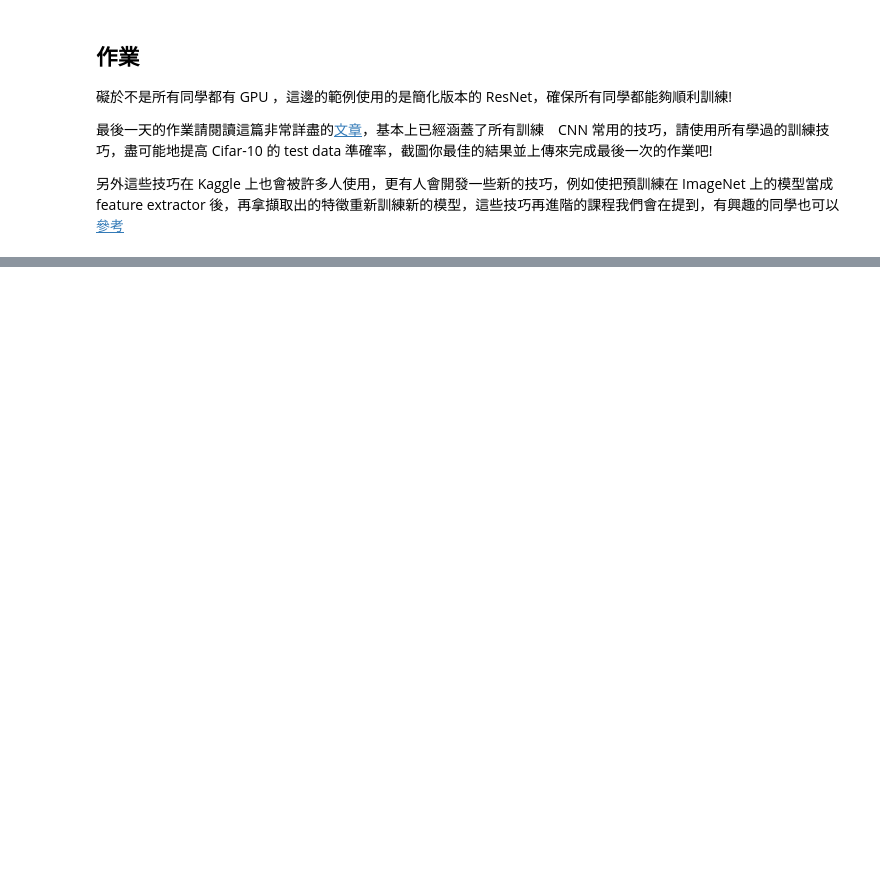
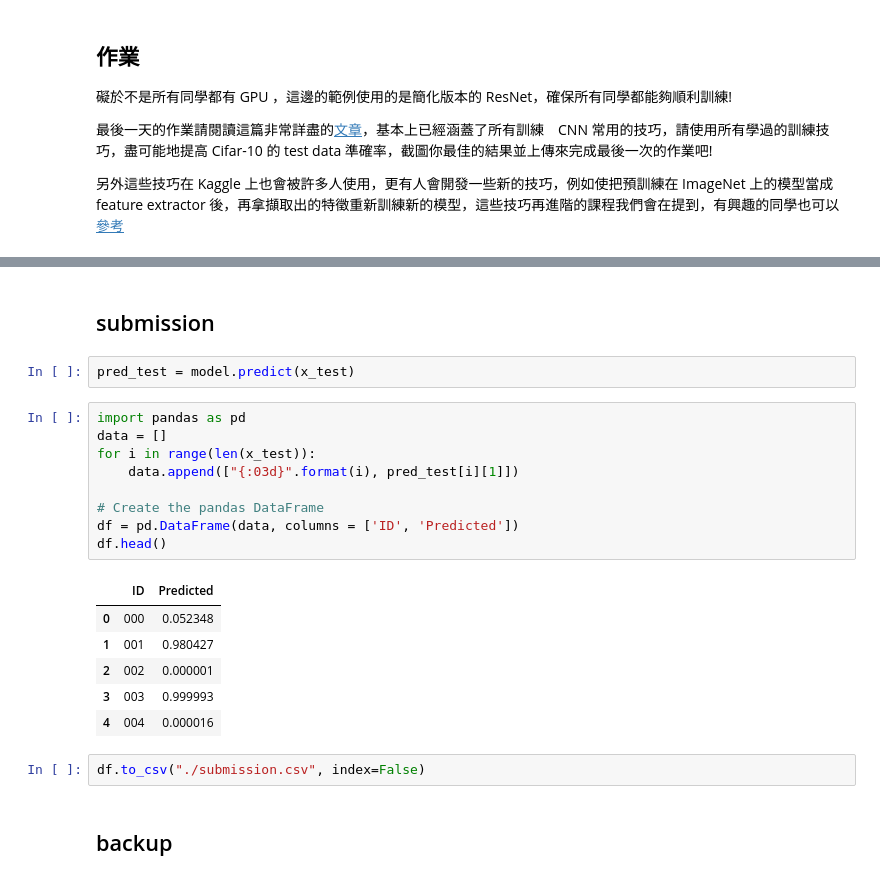
Before and after one commit to magikerwin/100Day-ML-Marathon, a Jupyter notebook: 2nd-ML100Days/homework/D-101/Day101_Kaggle_HW.ipynb, the cells around one changed output, grey strips where cells are left out. Saved outputs shown, nothing was run; the diff lists cells and outputs as text; blank space fills up the shorter version.

```diff
--- a/2nd-ML100Days/homework/D-101/Day101_Kaggle_HW.ipynb
+++ b/2nd-ML100Days/homework/D-101/Day101_Kaggle_HW.ipynb
@@ -74,3 +217,27 @@ plt.imshow(x_train[5])
+# %% [markdown]
+## submission
+# %%
+pred_test = model.predict(x_test)
+# %%
+import pandas as pd
+data = []
+for i in range(len(x_test)):
+    data.append(["{:03d}".format(i), pred_test[i][1]])
+
+# Create the pandas DataFrame
+df = pd.DataFrame(data, columns = ['ID', 'Predicted'])
+df.head()
+# %% [output]
+|  | ID | Predicted |
+| 0 | 000 | 0.052348 |
+| 1 | 001 | 0.980427 |
+| 2 | 002 | 0.000001 |
+| 3 | 003 | 0.999993 |
+| 4 | 004 | 0.000016 |
+# %%
+df.to_csv("./submission.csv", index=False)
+# %% [markdown]
+## backup
 # %%
 import tensorflow as tf
 from tensorflow import keras
```
Also changed, not shown: parts of 21 cells of this notebook, 2 other files.
